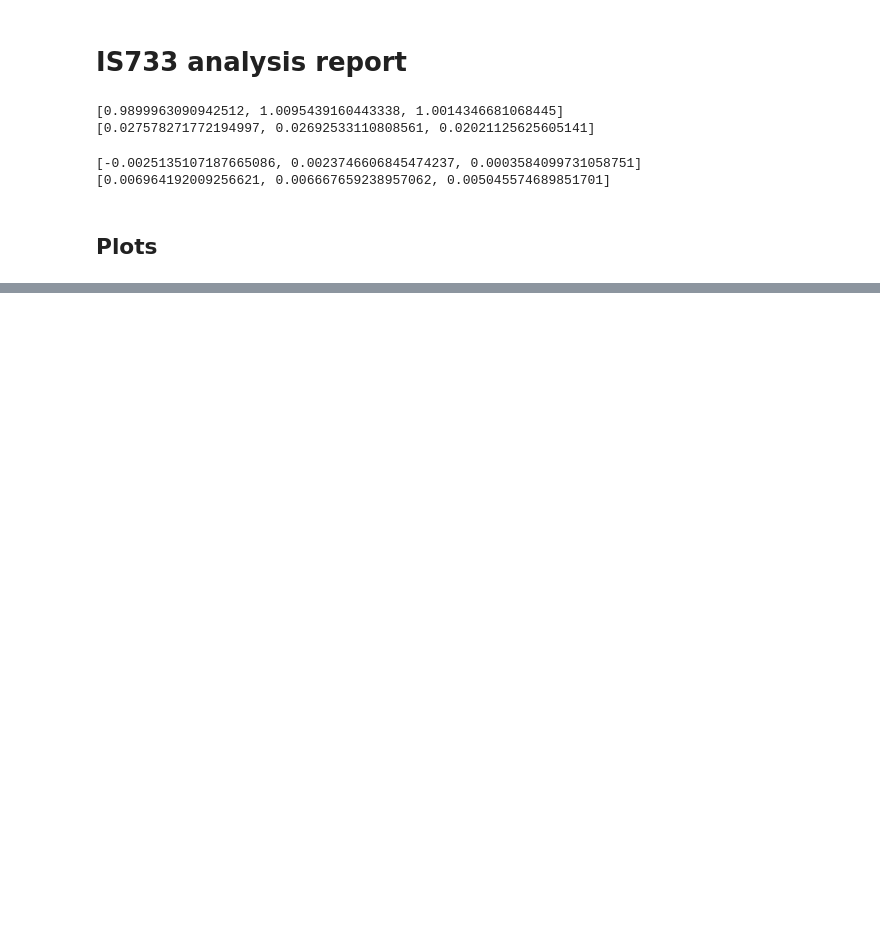
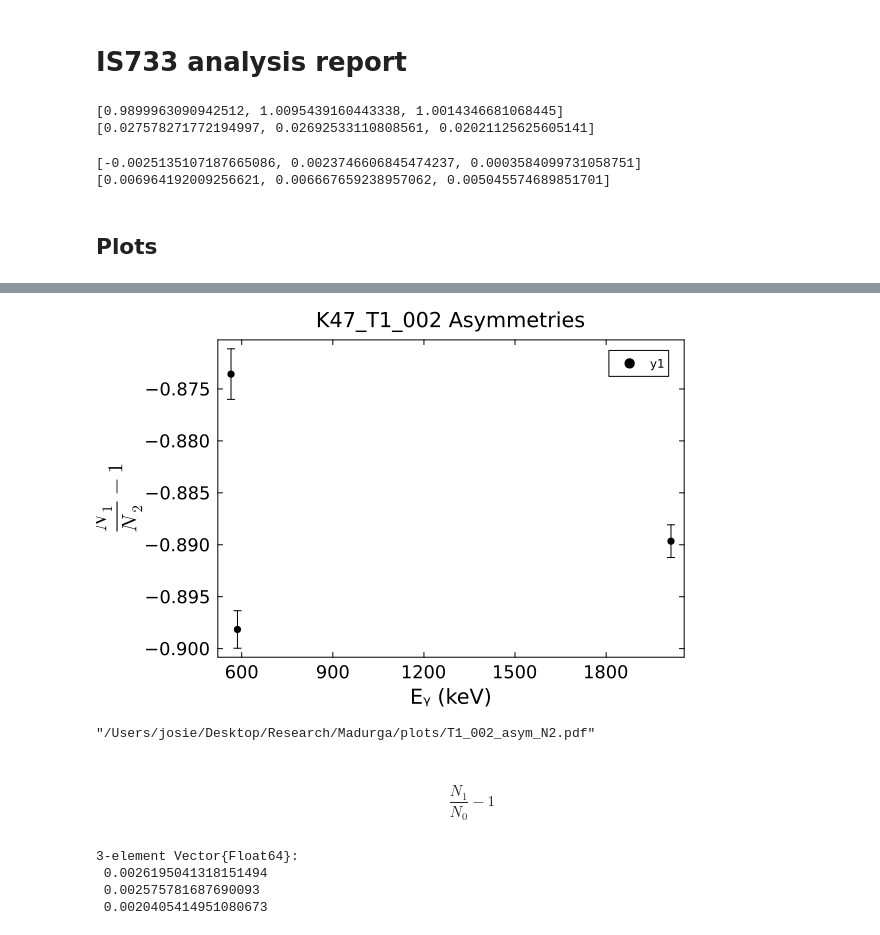
Before and after one commit to mmadurga/VITO-ENiGMA, a Jupyter notebook: K47_T1_analysis_f.ipynb, the cells around one changed output, grey strips where cells are left out. Saved outputs shown, nothing was run; the diff lists cells and outputs as text; code cells hidden in the pictures; blank space fills up the shorter version.

```diff
--- a/K47_T1_analysis_f.ipynb
+++ b/K47_T1_analysis_f.ipynb
@@ -97,10 +103,16 @@ N_180_σplus = [1370.7139462257294, 7199.422159068407, 2232.2697899070095]
 # %% [markdown]
 ## K47_T1_002
 # %%
+# Clover 0 (N_0)
 N_0_minus = [1.7292393731881208e6, 9.88212108370103e6, 4.398562361741757e6]
 N_0_σminus = [16050.629959403417, 93756.90047874278, 39184.186824577744]
 
+# Clover 1 (N_1)
 N_180_minus = [236566.33601433228, 1.3565204672148577e6, 634836.849390847]
 N_180_σminus = [3961.9639426417566, 21960.829776956114, 6969.598277971881]
+
+# Clover 2 (N_2)
+N_2_minus = [1.8711658167610366e6, 1.331937993592412e7, 5.753199323518829e6]
+N_2_σminus = [17701.44329916337, 97206.85129298695, 52292.721476740684]
 # %% [output]
 3-element Vector{Float64}:
@@ -158,0 +239,24 @@ savefig(p, "ap_plot.pdf")
+# %%
+# Plotting this asymmetry
+q = scatter(kliterature, asym_002_1, yerr=asym_002_1_err,
+    xlabel = "Eᵧ (keV)",
+    ylabel = L"\frac{N_1}{N_2} -1",
+    title = "K47_T1_002 Asymmetries"
+)
+# %% [output]
+[figure, added]
+# %%
+savefig(q, "/Users/josie/Desktop/Research/Madurga/plots/T1_002_asym_N2.pdf")
+# %% [output]
+"/Users/josie/Desktop/Research/Madurga/plots/T1_002_asym_N2.pdf"
+# %% [markdown]
+#### $$\frac{N_1}{N_0} - 1$$
+# %%
+asym_002_2 = (N_180_minus ./ N_0_minus) .- 1
+
+asym_002_2_err = (((N_180_σminus .^ 2) .* ((1 ./ N_0_minus) .^ 2)) .+ ((N_0_σminus .^ 2) .* ((-N_180_minus ./ (N_0_minus .^ 2)) .^ 2))) .^ (0.5)
+# %% [output]
+3-element Vector{Float64}:
+ 0.0026195041318151494
+ 0.002575781687690093
+ 0.0020405414951080673
```
Also changed, not shown: parts of 20 cells of this notebook.
